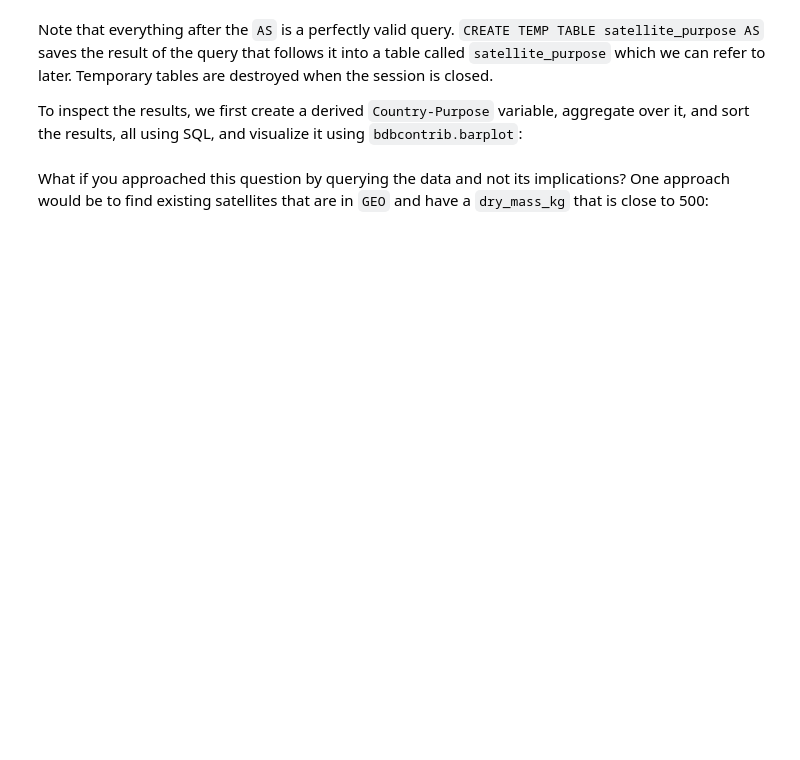
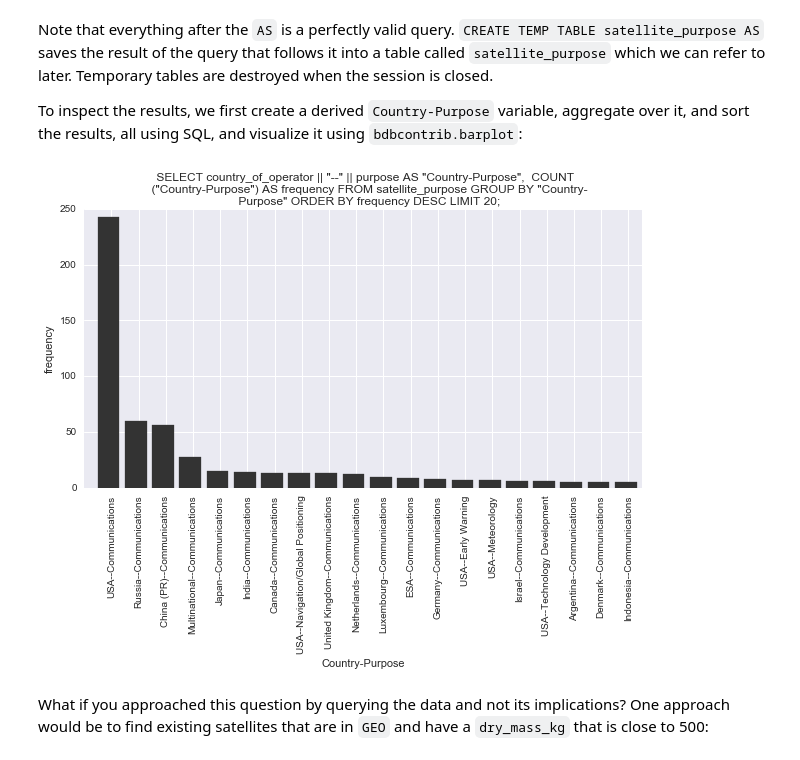
Before and after one commit to probcomp/bdbcontrib, a Jupyter notebook: examples/satellites/Satellites.ipynb, the cells around one changed output. Drawn from its saved outputs; the diff is of its cells as text; code cells hidden in the pictures; blank space fills up the shorter version.

```diff
--- a/examples/satellites/Satellites.ipynb
+++ b/examples/satellites/Satellites.ipynb
@@ -125,14 +130,16 @@ tables are destroyed when the session is closed.
 
 To inspect the results, we first create a derived `Country-Purpose` variable, aggregate over it, and sort the results, all using SQL, and visualize it using `bdbcontrib.barplot`:
 # %%
-bdbcontrib.barplot(satellites_bdb, '''
+bdbcontrib.barplot(satellites.bdb, '''
 SELECT country_of_operator || "--" || purpose AS "Country-Purpose",
 COUNT("Country-Purpose") AS frequency
 FROM satellite_purpose
 GROUP BY "Country-Purpose"
 ORDER BY frequency DESC
 LIMIT 20;
 ''');
+# %% [output]
+[figure, added]
 # %% [markdown]
 What if you approached this question by querying the data and not its implications? One approach would be to find existing satellites that are in `GEO` and have a `dry_mass_kg` that is close to 500:
 # %%
```
Also changed, not shown: parts of 13 cells of this notebook.
